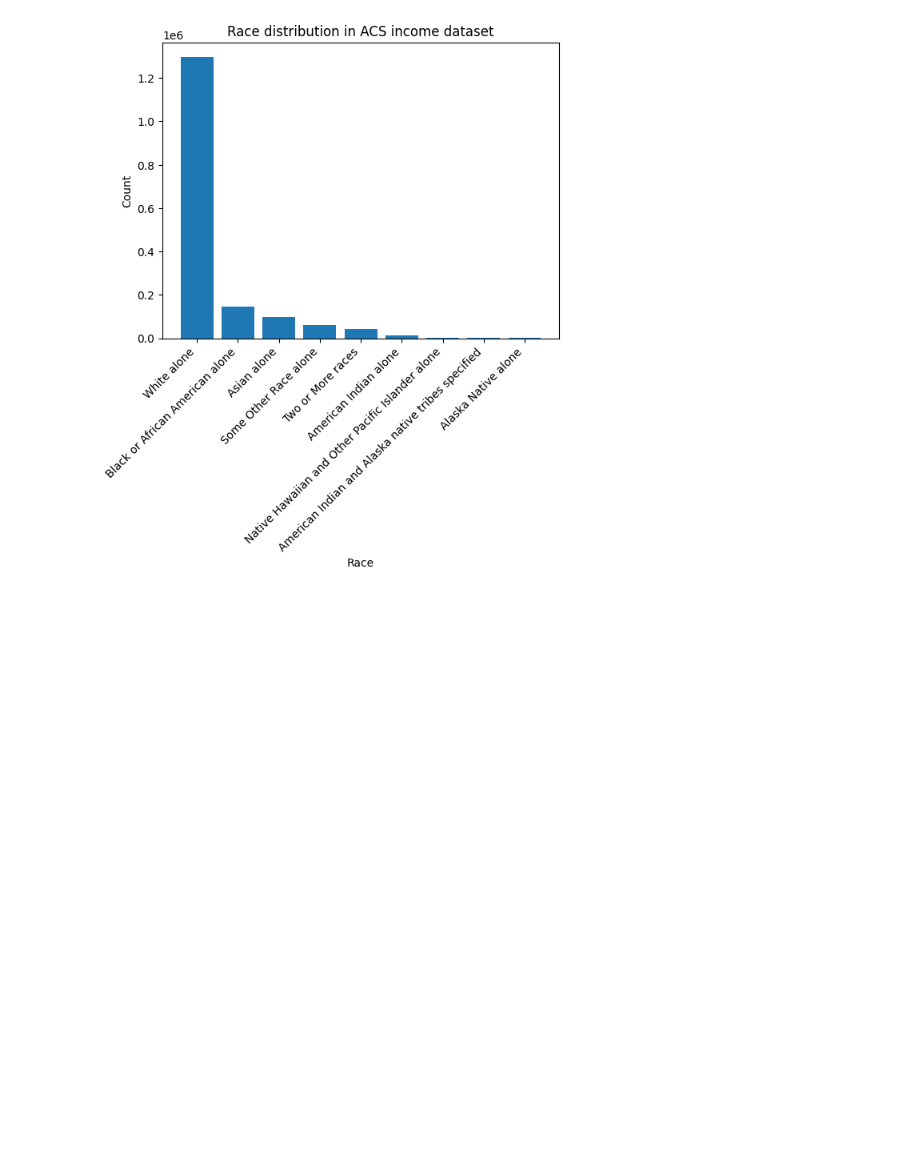
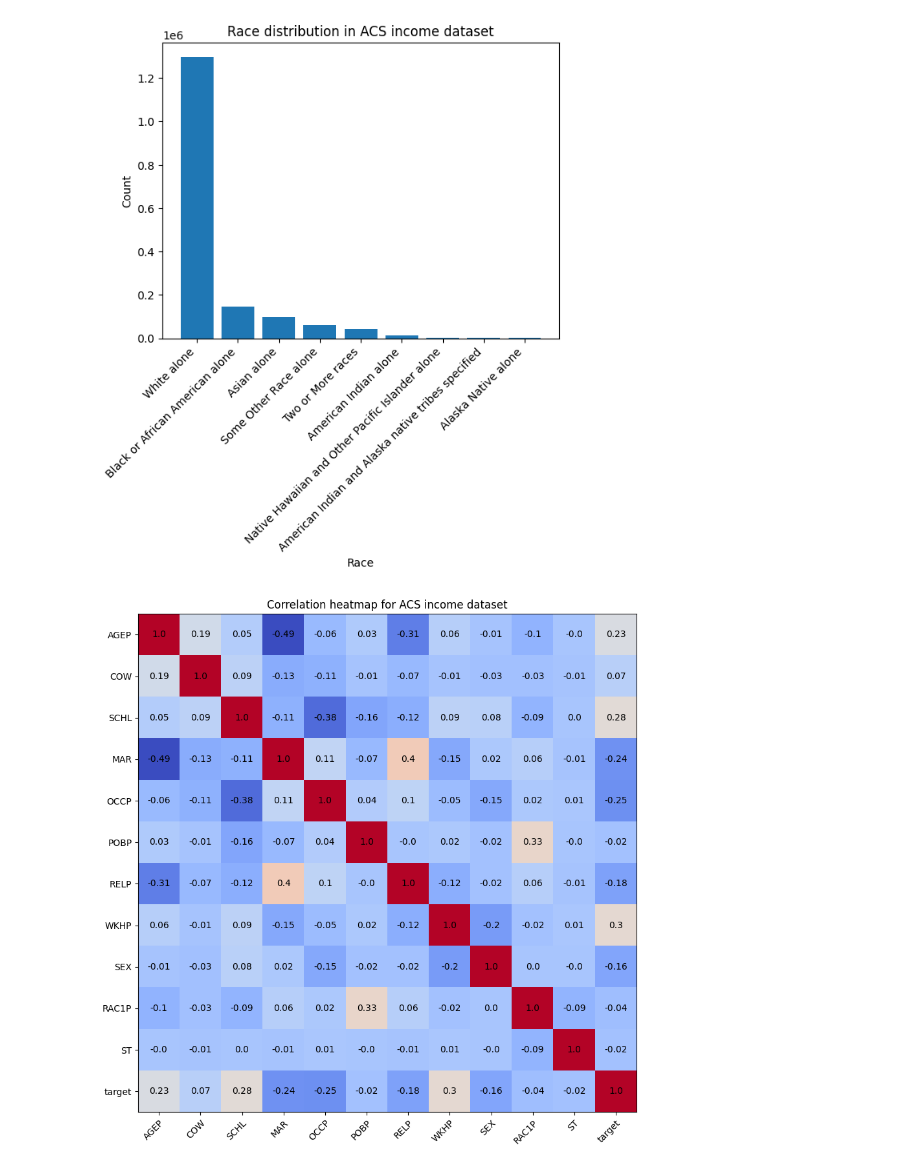
Before and after one commit to zeyuyang8/fairml, a Jupyter notebook: notebooks/data_analysis_and_wrangling.ipynb, the cells around one changed output. Saved outputs shown, nothing was run; the diff lists cells and outputs as text; code cells hidden in the pictures; blank space fills up the shorter version.

```diff
--- a/notebooks/data_analysis_and_wrangling.ipynb
+++ b/notebooks/data_analysis_and_wrangling.ipynb
@@ -115 +169,11 @@ test_plot_val_counts()
+# %%
+def test_plot_corr_heatmap():
+    """Test plot_corr_heatmap function."""
+    plot_corr_heatmap(DATA[ACS_INCOME]["features"], DATA[ACS_INCOME]["labels"],
+                      "Correlation heatmap for ACS income dataset", PLOTS_PATH)
+
+
+test_plot_corr_heatmap()
+# %% [output]
+[figure, added]
 # %%
```
Also changed, not shown: parts of 20 cells of this notebook, 3 other files.
